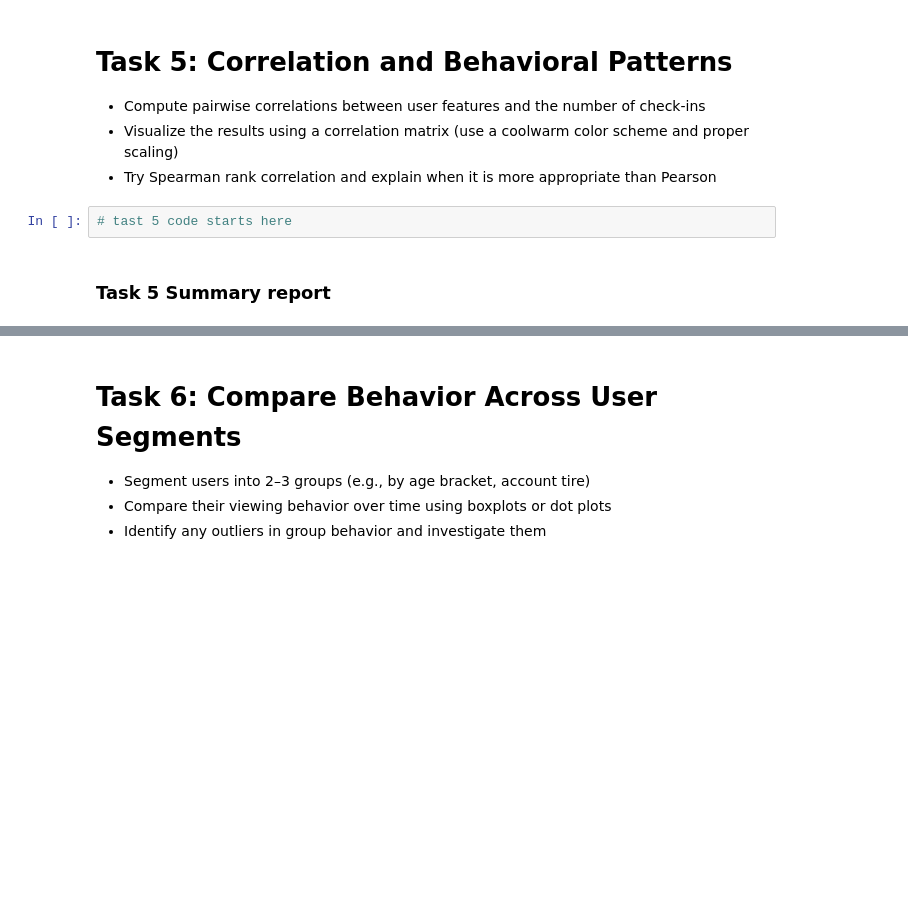
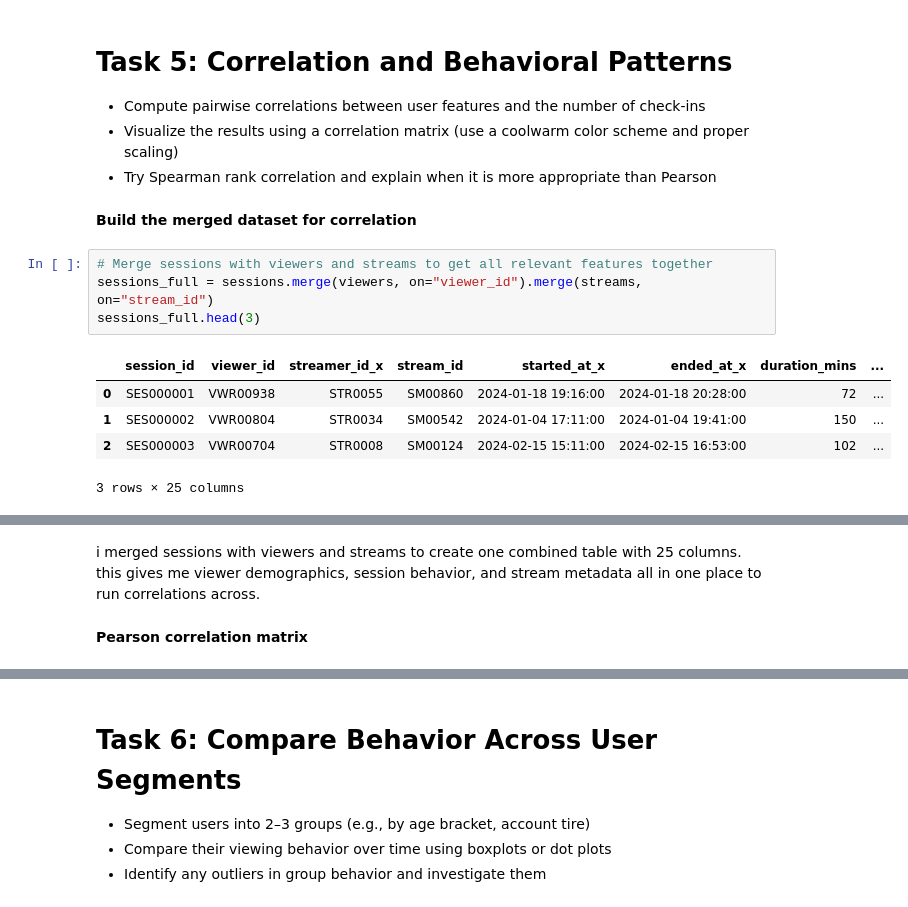
Before and after one commit to MSagri05/Assignment1-Exploratory-Data-Analysis, a Jupyter notebook: IAT461_Assignment01_Scaffold.ipynb, the cells around one changed output, grey strips where cells are left out. Drawn from its saved outputs; the diff is of its cells as text; blank space fills up the shorter version.

Commit message:
task 5 updated

```diff
--- a/IAT461_Assignment01_Scaffold.ipynb
+++ b/IAT461_Assignment01_Scaffold.ipynb
@@ -1133,7 +1133,15 @@ making it the preferred approach here.
 - Compute pairwise correlations between user features and the number of check-ins
 - Visualize the results using a correlation matrix (use a coolwarm color scheme and proper scaling)
 - Try Spearman rank correlation and explain when it is more appropriate than Pearson
-# %%
-# tast 5 code starts here
-# %% [markdown]
-### Task 5 Summary report
+# %% [markdown]
+**Build the merged dataset for correlation**
+# %%
+# Merge sessions with viewers and streams to get all relevant features together
+sessions_full = sessions.merge(viewers, on="viewer_id").merge(streams, on="stream_id")
+sessions_full.head(3)
+# %% [output]
+|  | session_id | viewer_id | streamer_id_x | stream_id | started_at_x | ended_at_x | duration_mins | ... |
+| 0 | SES000001 | VWR00938 | STR0055 | SM00860 | 2024-01-18 19:16:00 | 2024-01-18 20:28:00 | 72 | ... |
+| 1 | SES000002 | VWR00804 | STR0034 | SM00542 | 2024-01-04 17:11:00 | 2024-01-04 19:41:00 | 150 | ... |
+| 2 | SES000003 | VWR00704 | STR0008 | SM00124 | 2024-02-15 15:11:00 | 2024-02-15 16:53:00 | 102 | ... |
+3 rows × 25 columns
@@ -1139,0 +1149,4 @@ making it the preferred approach here.
+# %% [markdown]
+i merged sessions with viewers and streams to create one combined table with 25 columns. this gives me viewer demographics, session behavior, and stream metadata all in one place to run correlations across.
+# %% [markdown]
+**Pearson correlation matrix**
```
Also changed, not shown: parts of 16 cells of this notebook.
